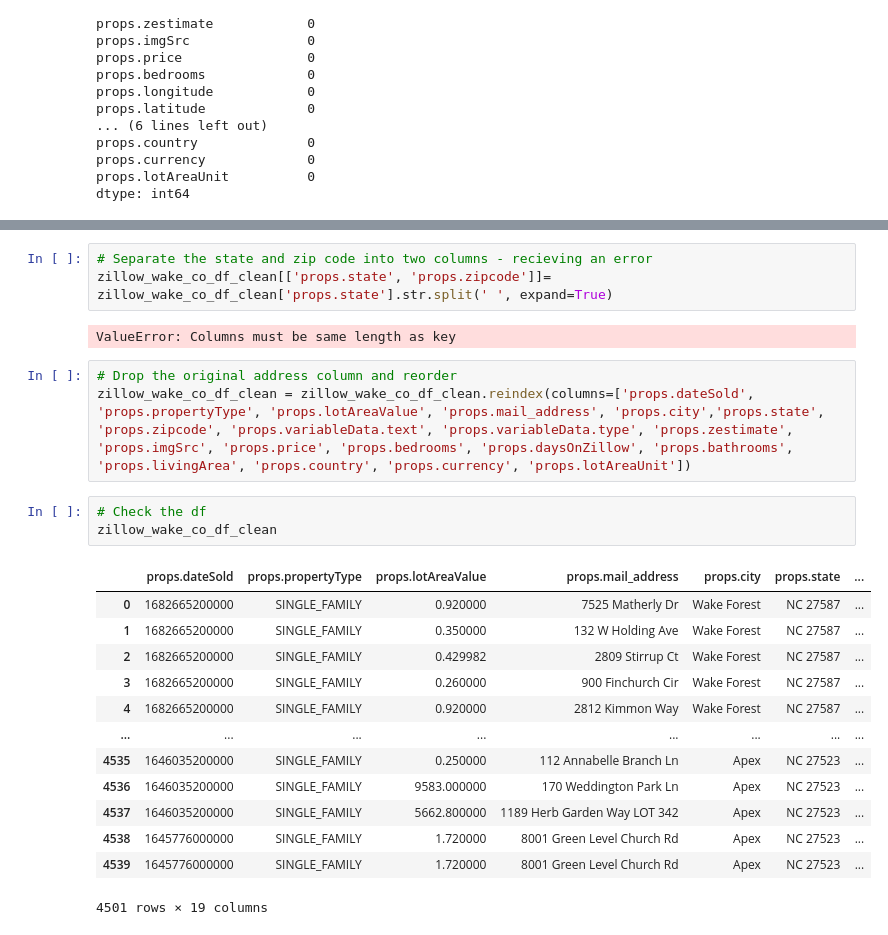
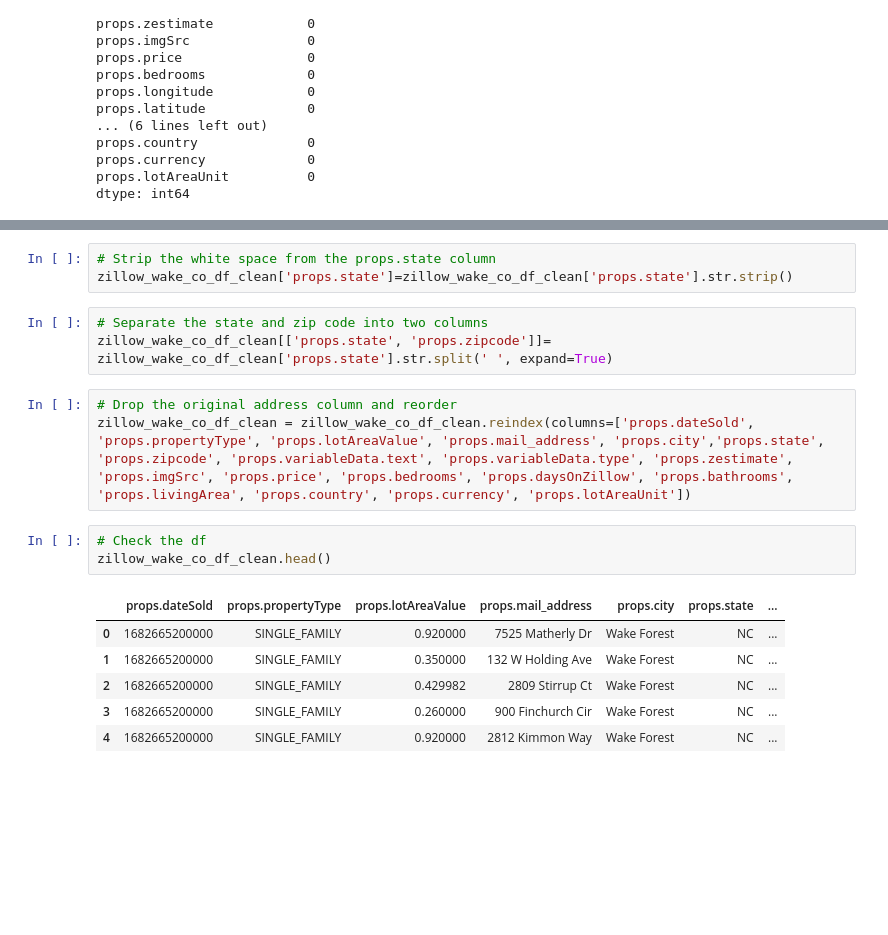
Before and after one commit to BlazeMedina/Final_Project, a Jupyter notebook: ETL_for_zillow_wake_co_Database_Creation.ipynb, the cells around one changed output, grey strips where cells are left out. Saved outputs shown, nothing was run; the diff lists cells and outputs as text; blank space fills up the shorter version.

Commit message:
Finished separating the address into cols

```diff
--- a/ETL_for_zillow_wake_co_Database_Creation.ipynb
+++ b/ETL_for_zillow_wake_co_Database_Creation.ipynb
@@ -184,25 +160,19 @@ See the caveats in the documentation: https://pandas.pydata.org/pandas-docs/stab
+# %%
+# Strip the white space from the props.state column
+zillow_wake_co_df_clean['props.state']=zillow_wake_co_df_clean['props.state'].str.strip()
 # %%
-# Separate the state and zip code into two columns - recieving an error
+# Separate the state and zip code into two columns
 zillow_wake_co_df_clean[['props.state', 'props.zipcode']]= zillow_wake_co_df_clean['props.state'].str.split(' ', expand=True)
-# %% [output]
-ValueError: Columns must be same length as key
 # %%
 # Drop the original address column and reorder
 zillow_wake_co_df_clean = zillow_wake_co_df_clean.reindex(columns=['props.dateSold', 'props.propertyType', 'props.lotAreaValue', 'props.mail_address', 'props.city','props.state', 'props.zipcode', 'props.variableData.text', 'props.variableData.type', 'props.zestimate', 'props.imgSrc', 'props.price', 'props.bedrooms', 'props.daysOnZillow', 'props.bathrooms', 'props.livingArea', 'props.country', 'props.currency', 'props.lotAreaUnit'])
 # %%
 # Check the df
-zillow_wake_co_df_clean
+zillow_wake_co_df_clean.head()
 # %% [output]
 |  | props.dateSold | props.propertyType | props.lotAreaValue | props.mail_address | props.city | props.state | ... |
-| 0 | 1682665200000 | SINGLE_FAMILY | 0.920000 | 7525 Matherly Dr | Wake Forest | NC 27587 | ... |
-| 1 | 1682665200000 | SINGLE_FAMILY | 0.350000 | 132 W Holding Ave | Wake Forest | NC 27587 | ... |
-| 2 | 1682665200000 | SINGLE_FAMILY | 0.429982 | 2809 Stirrup Ct | Wake Forest | NC 27587 | ... |
-| 3 | 1682665200000 | SINGLE_FAMILY | 0.260000 | 900 Finchurch Cir | Wake Forest | NC 27587 | ... |
-| 4 | 1682665200000 | SINGLE_FAMILY | 0.920000 | 2812 Kimmon Way | Wake Forest | NC 27587 | ... |
-| ... | ... | ... | ... | ... | ... | ... | ... |
-| 4535 | 1646035200000 | SINGLE_FAMILY | 0.250000 | 112 Annabelle Branch Ln | Apex | NC 27523 | ... |
-| 4536 | 1646035200000 | SINGLE_FAMILY | 9583.000000 | 170 Weddington Park Ln | Apex | NC 27523 | ... |
-| 4537 | 1646035200000 | SINGLE_FAMILY | 5662.800000 | 1189 Herb Garden Way LOT 342 | Apex | NC 27523 | ... |
-| 4538 | 1645776000000 | SINGLE_FAMILY | 1.720000 | 8001 Green Level Church Rd | Apex | NC 27523 | ... |
-| 4539 | 1645776000000 | SINGLE_FAMILY | 1.720000 | 8001 Green Level Church Rd | Apex | NC 27523 | ... |
+| 0 | 1682665200000 | SINGLE_FAMILY | 0.920000 | 7525 Matherly Dr | Wake Forest | NC | ... |
+| 1 | 1682665200000 | SINGLE_FAMILY | 0.350000 | 132 W Holding Ave | Wake Forest | NC | ... |
+| 2 | 1682665200000 | SINGLE_FAMILY | 0.429982 | 2809 Stirrup Ct | Wake Forest | NC | ... |
+| 3 | 1682665200000 | SINGLE_FAMILY | 0.260000 | 900 Finchurch Cir | Wake Forest | NC | ... |
+| 4 | 1682665200000 | SINGLE_FAMILY | 0.920000 | 2812 Kimmon Way | Wake Forest | NC | ... |
-4501 rows × 19 columns
```
Also changed, not shown: parts of 7 cells of this notebook.
